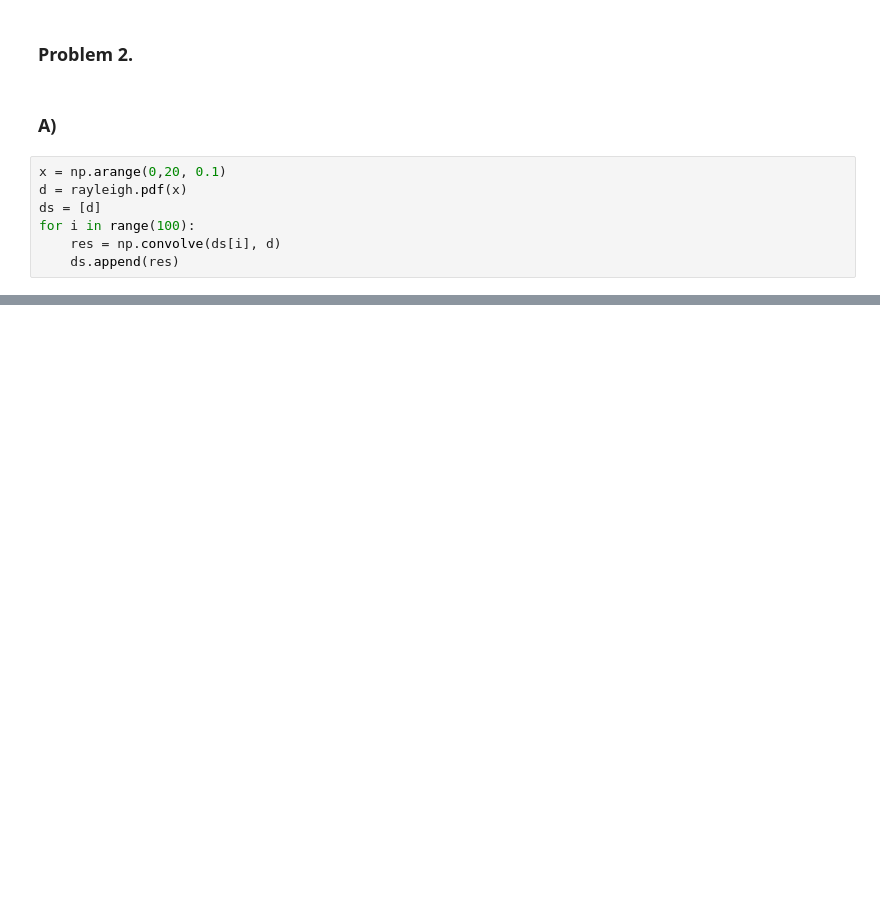
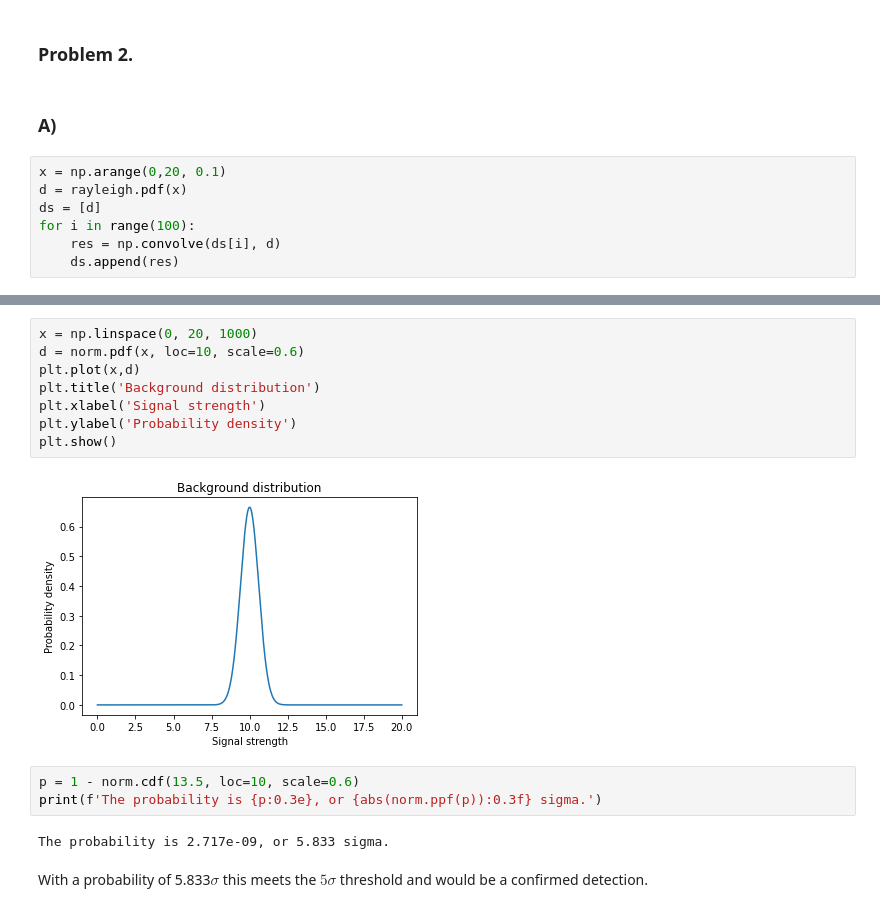
Before and after one commit to pgwart/PHYS434, a Jupyter notebook: lab2.ipynb, the cells around one changed output, grey strips where cells are left out. Drawn from its saved outputs; the diff is of its cells as text; blank space fills up the shorter version.

```diff
--- a/lab2.ipynb
+++ b/lab2.ipynb
@@ -164,0 +173,17 @@ plt.show()
+# %%
+x = np.linspace(0, 20, 1000)
+d = norm.pdf(x, loc=10, scale=0.6)
+plt.plot(x,d)
+plt.title('Background distribution')
+plt.xlabel('Signal strength')
+plt.ylabel('Probability density')
+plt.show()
+# %% [output]
+[figure, added]
+# %%
+p = 1 - norm.cdf(13.5, loc=10, scale=0.6)
+print(f'The probability is {p:0.3e}, or {abs(norm.ppf(p)):0.3f} sigma.')
+# %% [output]
+The probability is 2.717e-09, or 5.833 sigma.
+# %% [markdown]
+With a probability of 5.833$\sigma$ this meets the $5\sigma$ threshold and would be a confirmed detection.
```
Also changed, not shown: parts of 15 cells of this notebook.
